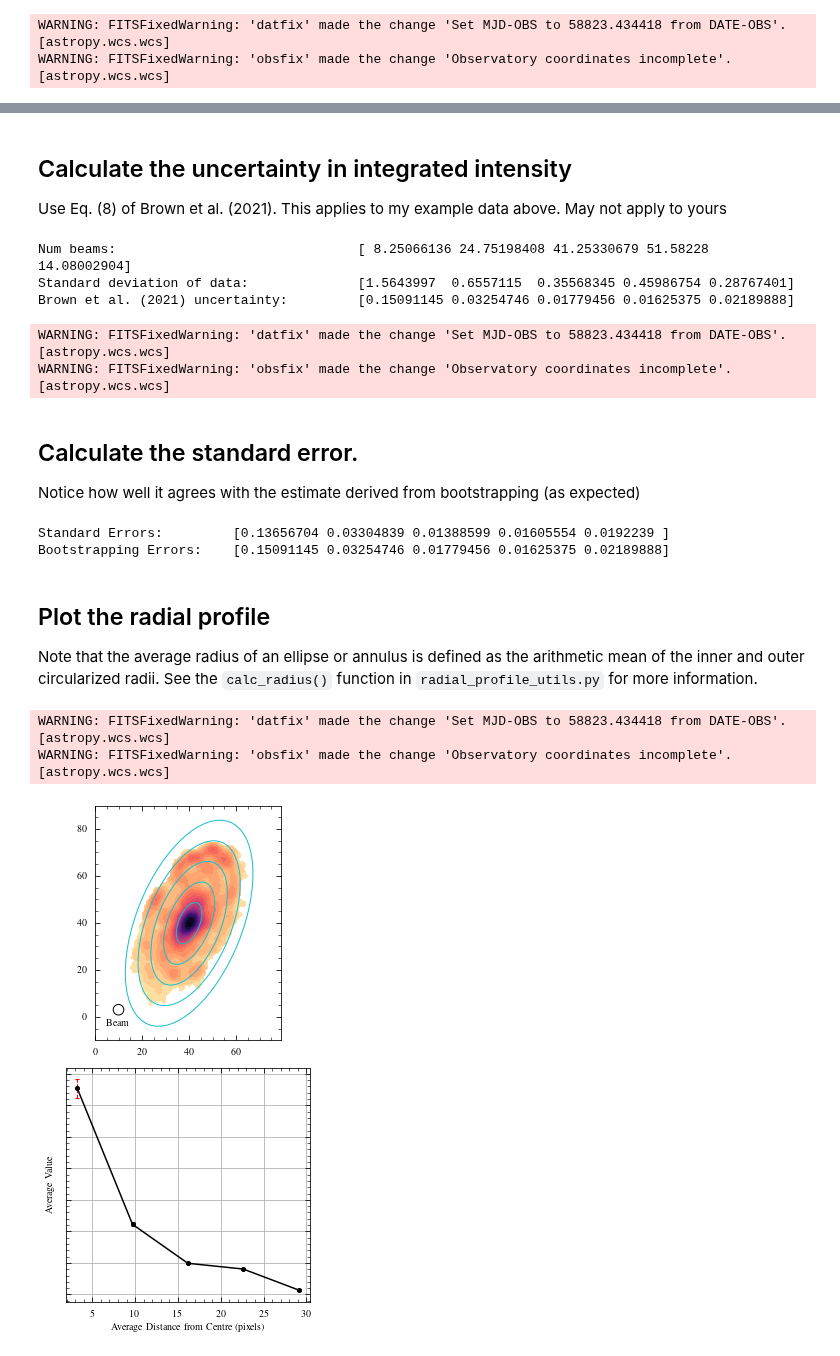
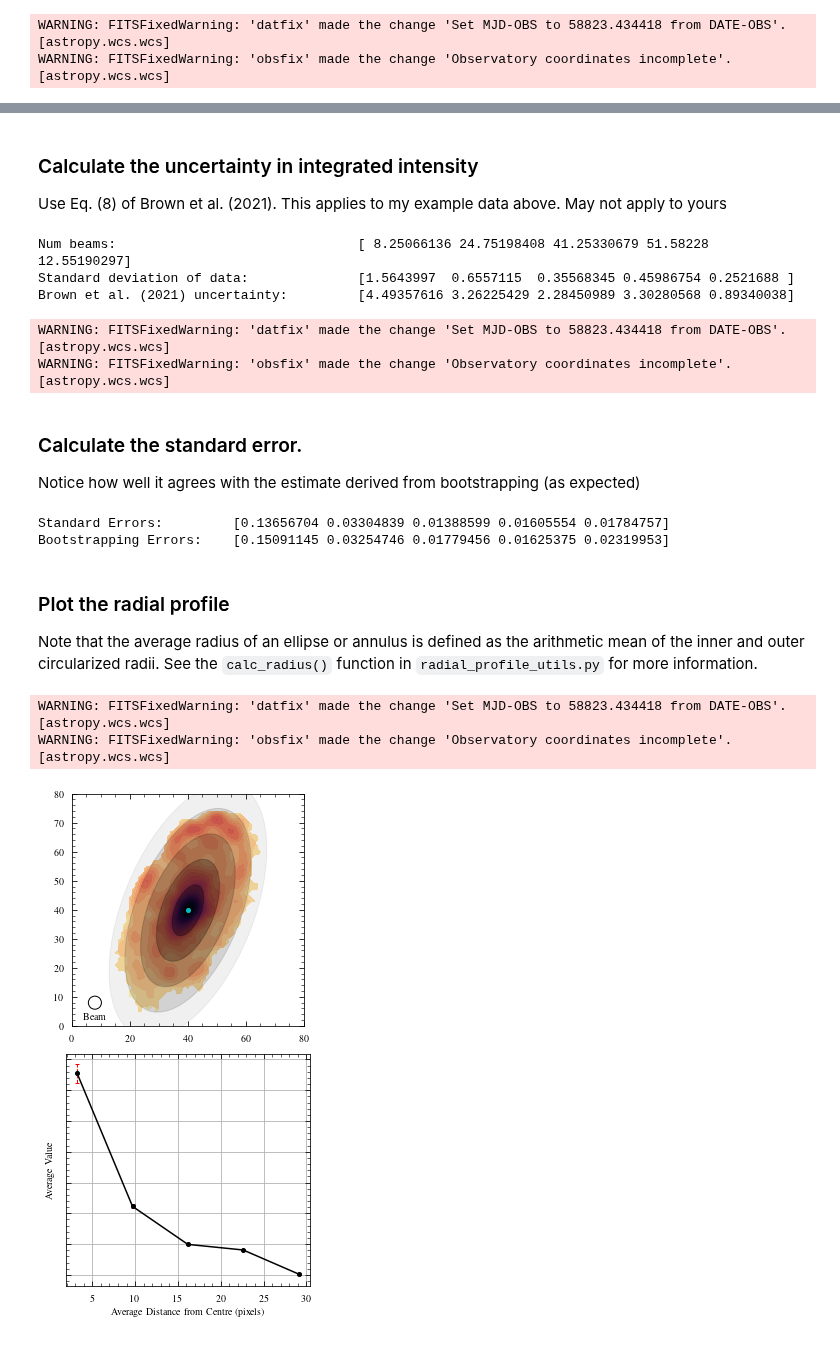
Before and after one commit to BearBearCodes/coop_f2021, a Jupyter notebook: packages/radial_profile_example.ipynb, the cells around one changed output, grey strips where cells are left out. Drawn from its saved outputs; the diff is of its cells as text; code cells hidden in the pictures.

Commit message:
added support for high-inclination galaxies

```diff
--- a/packages/radial_profile_example.ipynb
+++ b/packages/radial_profile_example.ipynb
@@ -27,16 +72,21 @@ from radial_profile import RadialProfile
 # %%
 import astropy.coordinates as coord
+import numpy as np
 from astropy.io import fits
-import numpy as np
 
 co_path = "/arc/home/IsaacCheng/coop_f2021/vertico_data/v1.3/9arcsec/NGC4380/NGC4380_7m+tp_co21_pbcorr_9as_round_mom0_Kkms-1.fits"
 co_unc_path = "/arc/home/IsaacCheng/coop_f2021/vertico_data/v1.3/9arcsec/NGC4380/NGC4380_7m+tp_co21_pbcorr_9as_round_mom0_unc.fits"
 data_co, header_co = fits.getdata(co_path, header=True)
-unc_co = fits.getdata(co_unc_path)
+unc_co = fits.getdata(co_unc_path)  # uncertainty
 centre_co = coord.SkyCoord(
     ra="12h25m22.16s", dec="+10d01m00.12s", frame=header_co["RADESYS"].lower()
 )
-inclination_co = 61  # degrees
-pa_co = 158  # position angle, degrees
-data_co[data_co <= 0] = np.nan  # remove background
+inclination_co = 61  # inclination, degrees
+pa_co = 158          # position angle, degrees
+#
+# Mask background
+#
+isgood_co = np.isfinite(data_co) & np.isfinite(unc_co)
+data_co[~isgood_co] = np.nan
+unc_co[~isgood_co] = np.nan
 # %% [markdown]
@@ -81,6 +135,6 @@ rp_options attribute: dict_keys(['i_threshold', 'n_annuli', 'snr_cutoff', 'max_s
 Include bad: False
 # %% [markdown]
-## Calculate the uncertainty in integrated intensity
+### Calculate the uncertainty in integrated intensity
 
 Use Eq. (8) of Brown et al. (2021). This applies to my example data above. May not apply
 to yours
@@ -89,8 +143,7 @@ import radial_profile_utils as rpu
 #
 # Calculate the number of pixels included in each annulus
 #
-NGC4380_data_area, NGC4380_noise_area = NGC4380_rp.calc_area()
-# print(NGC4380_data_area, NGC4380_noise_area)  # these should be equal. Only need one
+NGC4380_data_area, NGC4380_noise_area = NGC4380_rp.calc_area()  # these should be equal
 #
 # Apply Eq. (8) of Brown et al. (2021) to get the uncertainty in the intensity profile
 #
@@ -103,15 +156,15 @@ unc_avg_co = NGC4380_rp.std_data * np.sqrt(num_beams)  # Eq. (8) of Brown et al.
 # ? "sample size"...
 print("Num beams:\t\t\t\t", num_beams)
 print("Standard deviation of data:\t\t", NGC4380_rp.std_data)
-print("Brown et al. (2021) uncertainty:\t", NGC4380_rp.avg_data_err)
+print("Brown et al. (2021) uncertainty:\t", unc_avg_co)
 # %% [output]
-Num beams:                               [ 8.25066136 24.75198408 41.25330679 51.58228    14.08002904]
-Standard deviation of data:              [1.5643997  0.6557115  0.35568345 0.45986754 0.28767401]
-Brown et al. (2021) uncertainty:         [0.15091145 0.03254746 0.01779456 0.01625375 0.02189888]
+Num beams:                               [ 8.25066136 24.75198408 41.25330679 51.58228    12.55190297]
+Standard deviation of data:              [1.5643997  0.6557115  0.35568345 0.45986754 0.2521688 ]
+Brown et al. (2021) uncertainty:         [4.49357616 3.26225429 2.28450989 3.30280568 0.89340038]
 WARNING: FITSFixedWarning: 'datfix' made the change 'Set MJD-OBS to 58823.434418 from DATE-OBS'. [astropy.wcs.wcs]
 WARNING: FITSFixedWarning: 'obsfix' made the change 'Observatory coordinates incomplete'. [astropy.wcs.wcs]
 # %% [markdown]
-## Calculate the standard error.
+### Calculate the standard error.
 
 Notice how well it agrees with the estimate derived from bootstrapping (as expected)
 # %%
@@ -121,16 +174,15 @@ standard_error = NGC4380_rp.std_data / np.sqrt(NGC4380_data_area)
 print("Standard Errors:\t", standard_error)
 print("Bootstrapping Errors:\t", NGC4380_rp.avg_data_err)
 # %% [output]
-Standard Errors:         [0.13656704 0.03304839 0.01388599 0.01605554 0.0192239 ]
-Bootstrapping Errors:    [0.15091145 0.03254746 0.01779456 0.01625375 0.02189888]
+Standard Errors:         [0.13656704 0.03304839 0.01388599 0.01605554 0.01784757]
+Bootstrapping Errors:    [0.15091145 0.03254746 0.01779456 0.01625375 0.02319953]
 # %% [markdown]
-## Plot the radial profile
+### Plot the radial profile
 
 Note that the average radius of an ellipse or annulus is defined as the arithmetic mean of
 the inner and outer circularized radii. See the `calc_radius()` function in
 `radial_profile_utils.py` for more information.
 # %%
-#
 import matplotlib as mpl
 import matplotlib.pyplot as plt
 from matplotlib.patches import Ellipse
@@ -141,8 +193,9 @@ ax1 = fig.add_subplot(2, 1, 1)
 # Plot data
 #
 img1 = ax1.contourf(data_co, cmap="magma_r", levels=22)
-# Add annuli
-for annulus in NGC4380_rp.annuli[::-1]:  # plot annuli from outer to inner
+ax1.plot(*NGC4380_rp.annuli[0].positions, "co", markersize=4)  # mark centre
+# Add annuli form outer to inner
+for num, annulus in enumerate(NGC4380_rp.annuli[::-1]):
     try:
         # EllipticalAnnulus attributes
         width = annulus.b_out
@@ -155,18 +208,18 @@ for annulus in NGC4380_rp.annuli[::-1]:  # plot annuli from outer to inner
         xy=annulus.positions,
         width=width * 2,  # full major/minor axis
         height=height * 2,  # full major/minor axis
-        # PA is 0 deg at North & increases CCW by convention
-        angle=(np.rad2deg(annulus.theta) - 90) % 360.0,
+        angle=(np.rad2deg(annulus.theta) - 90) % 360.0,  # since PA is 0 deg at North
         ls="-",
-        edgecolor="tab:cyan",
-        fc="None",
+        edgecolor="k",
+        fc="k",
+        alpha=0.3 * (num + 1) / len(NGC4380_rp.annuli),
         lw=1,
         zorder=2,
     )
     ax1.add_patch(ellipse)
 # Add beam size
 co_beam_major, co_beam_minor, co_beam_pa = rpu.get_beam_size_px(header_co)
-xbeam, ybeam = 10, 3
+xbeam, ybeam = 8, 8
 ellipse = Ellipse(
     xy=(xbeam, ybeam),
     width=co_beam_minor,
@@ -178,35 +231,37 @@ ellipse = Ellipse(
     lw=1,
     zorder=2,
 )
 ax1.add_patch(ellipse)
-xtxt, ytxt = (xbeam - 5.5, ybeam - 7)
+xtxt, ytxt = (xbeam - 4, ybeam - 5.5)
 ax1.text(xtxt, ytxt, "Beam")
 ax1.grid(False)
 ax1.set_aspect("equal")
+ax1.set_xlim(0, data_co.shape[1])
+ax1.set_ylim(0, data_co.shape[0])
 #
 ax2 = fig.add_subplot(2, 1, 2)
 ebar2 = ax2.errorbar(
     x=NGC4380_rp.radii,
     y=NGC4380_rp.avg_data,
-    # yerr=standard_error,  # standard error on the mean
+    # yerr=standard_error,         # standard error on the mean
     yerr=NGC4380_rp.avg_data_err,  # uncertainty in the mean from bootstrapping
-    # yerr=unc_avg_co,  # uncertainty using Eq. (8) of Brown et al. (2021)
+    # yerr=unc_avg_co,             # uncertainty using Eq. (8) of Brown et al. (2021)
     fmt="-o",
     markersize=4,
     color="k",
     ecolor="r",
     elinewidth=1,
     capsize=2,
 )
 ebar2[-1][0].set_linestyle("--")
 ax2.set_xlabel("Average Distance from Centre (pixels)")
 ax2.set_ylabel("Average Value")
 ax2.set_yticklabels([])  # hide exact values
 #
 fig.tight_layout()
 plt.show()
 # %% [output]
 WARNING: FITSFixedWarning: 'datfix' made the change 'Set MJD-OBS to 58823.434418 from DATE-OBS'. [astropy.wcs.wcs]
 WARNING: FITSFixedWarning: 'obsfix' made the change 'Observatory coordinates incomplete'. [astropy.wcs.wcs]
-[figure, old version]
+[figure, new version]
 # %% [markdown]
```
Also changed, not shown: parts of 21 cells of this notebook, 2 other files.
